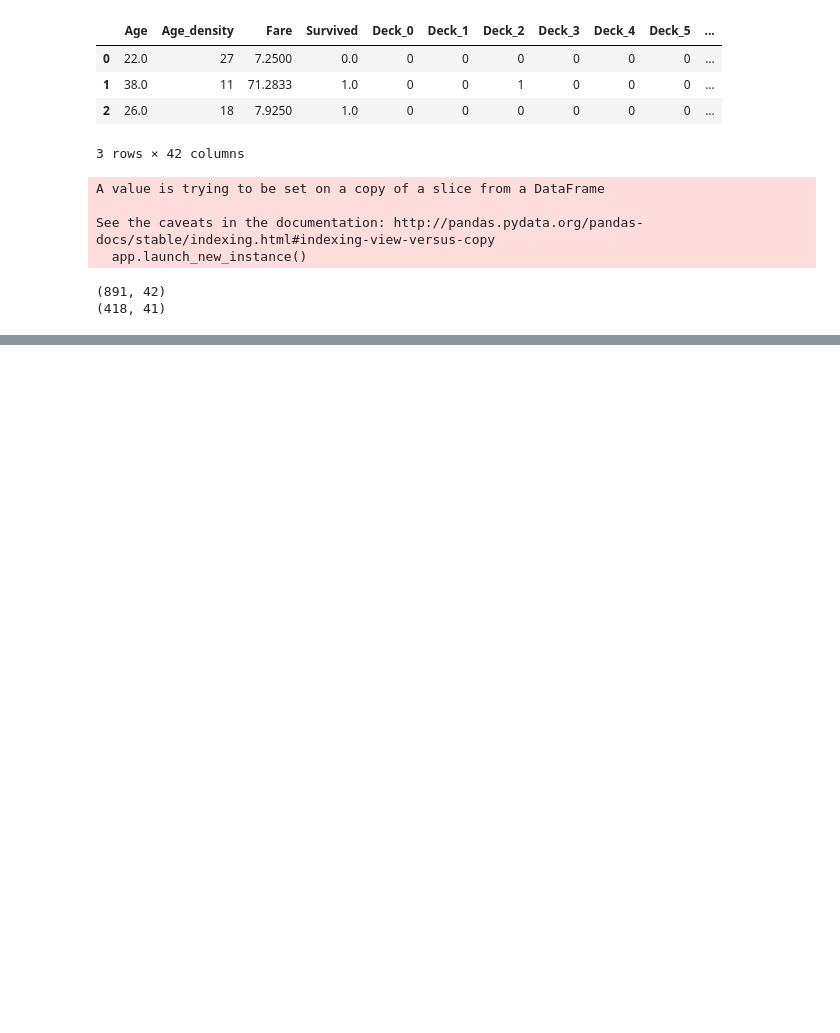
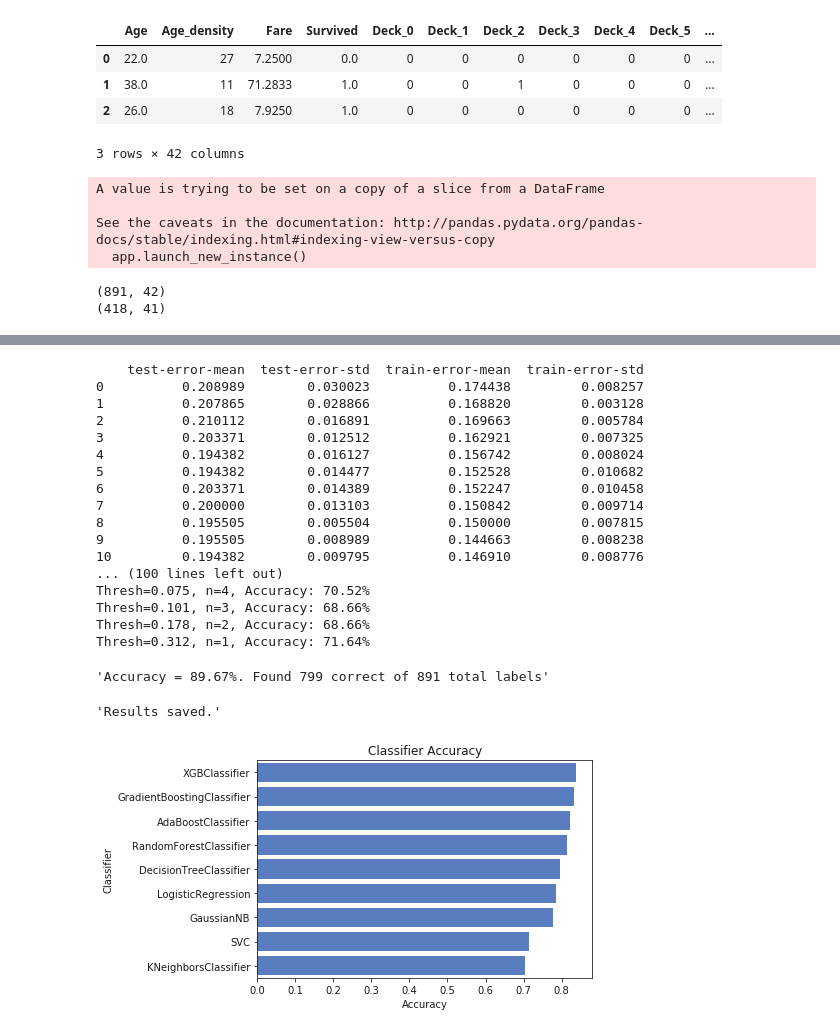
Before and after one commit to tnmichael309/kaggle-Titanic-Disaster, a Jupyter notebook: data preprocess with speedml.ipynb, the cells around one changed output, grey strips where cells are left out. Cells and saved outputs as stored; diff of their text form; code cells hidden in the pictures; blank space fills up the shorter version.

Commit message:
redo parameter search
redo parameter search, since the preprocessed data is modified with
one-hot-encodings, the overall performances did go up a little

```diff
--- a/data preprocess with speedml.ipynb
+++ b/data preprocess with speedml.ipynb
@@ -141,3 +141,8 @@ print(test.shape)
 # %% [output]
 (891, 42)
 (418, 41)
+# %%
+sml_new = Speedml('data/preprocessed_train.csv',
+              'data/preprocessed_test.csv',
+              target = 'Survived')
+sml_new.shape()
@@ -143,0 +274,46 @@ print(test.shape)
+# %%
+tuned_params = {'learning_rate': 0.1, 'subsample': 0.7,
+                'max_depth': 5, 'min_child_weight': 3,
+                'seed':0, 'colsample_bytree': 0.8,
+                'objective': 'binary:logistic'}
+sml_new.xgb.cv(tuned_params)
+print(sml_new.xgb.cv_results)
+tuned_params['n_estimators'] = sml_new.xgb.cv_results.shape[0] - 1
+sml_new.xgb.params(tuned_params)
+sml_new.xgb.classifier()
+# Model evaluation across multiple classifiers based on accuracy of predictions.
+sml_new.model.evaluate()
+
+# Plot ranking among accuracy offered by various models based on our datasets.
+sml_new.plot.model_ranks()
+print(sml_new.model.ranks())
+sml_new.xgb.fit()
+sml_new.xgb.predict()
+#sml.plot.xgb_importance()
+sml_new.xgb.feature_selection()
+sml_new.xgb.sample_accuracy()
+sml_new.save_results(
+    columns={ 'PassengerId': sml.uid,
+             'Survived': sml_new.xgb.predictions },
+    file_path='xg_submission.csv')
+# %% [output]
+    test-error-mean  test-error-std  train-error-mean  train-error-std
+0          0.208989        0.030023          0.174438         0.008257
+1          0.207865        0.028866          0.168820         0.003128
+2          0.210112        0.016891          0.169663         0.005784
+3          0.203371        0.012512          0.162921         0.007325
+4          0.194382        0.016127          0.156742         0.008024
+5          0.194382        0.014477          0.152528         0.010682
+6          0.203371        0.014389          0.152247         0.010458
+7          0.200000        0.013103          0.150842         0.009714
+8          0.195505        0.005504          0.150000         0.007815
+9          0.195505        0.008989          0.144663         0.008238
+10         0.194382        0.009795          0.146910         0.008776
+... (100 lines left out)
+Thresh=0.075, n=4, Accuracy: 70.52%
+Thresh=0.101, n=3, Accuracy: 68.66%
+Thresh=0.178, n=2, Accuracy: 68.66%
+Thresh=0.312, n=1, Accuracy: 71.64%
+'Accuracy = 89.67%. Found 799 correct of 891 total labels'
+'Results saved.'
+[figure, added]
```
Also changed, not shown: parts of 7 cells of this notebook, 2 other files.
